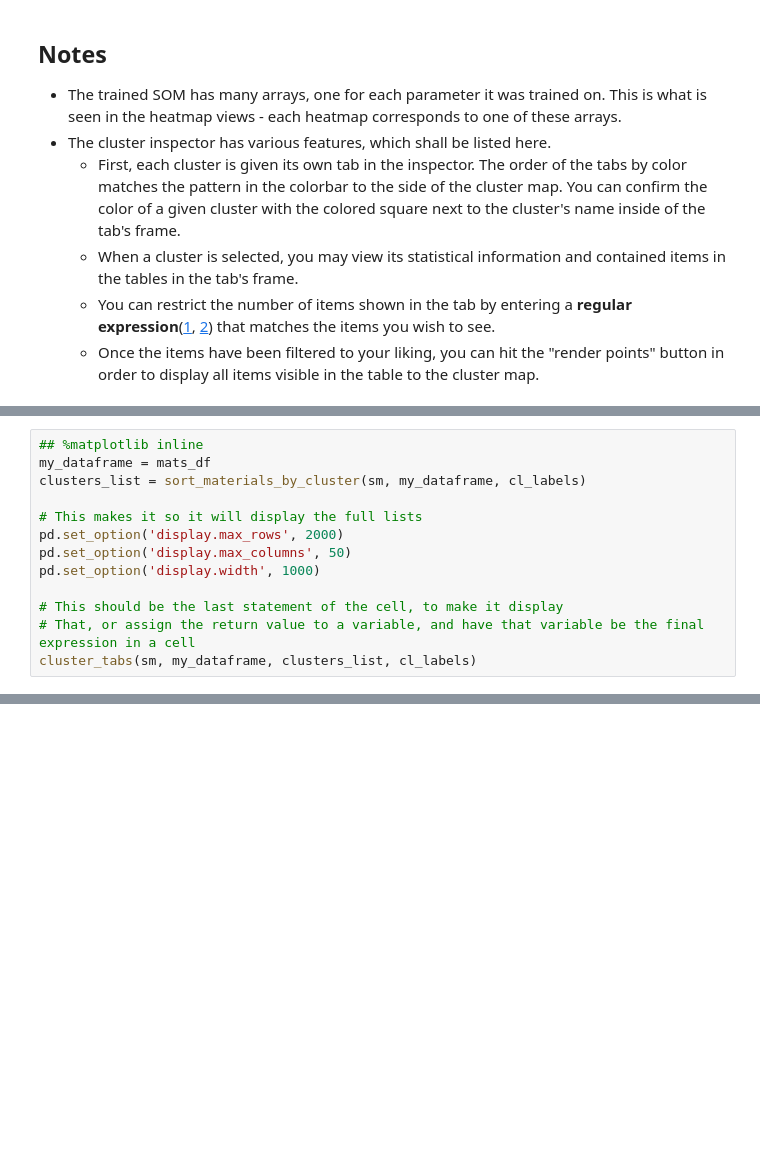
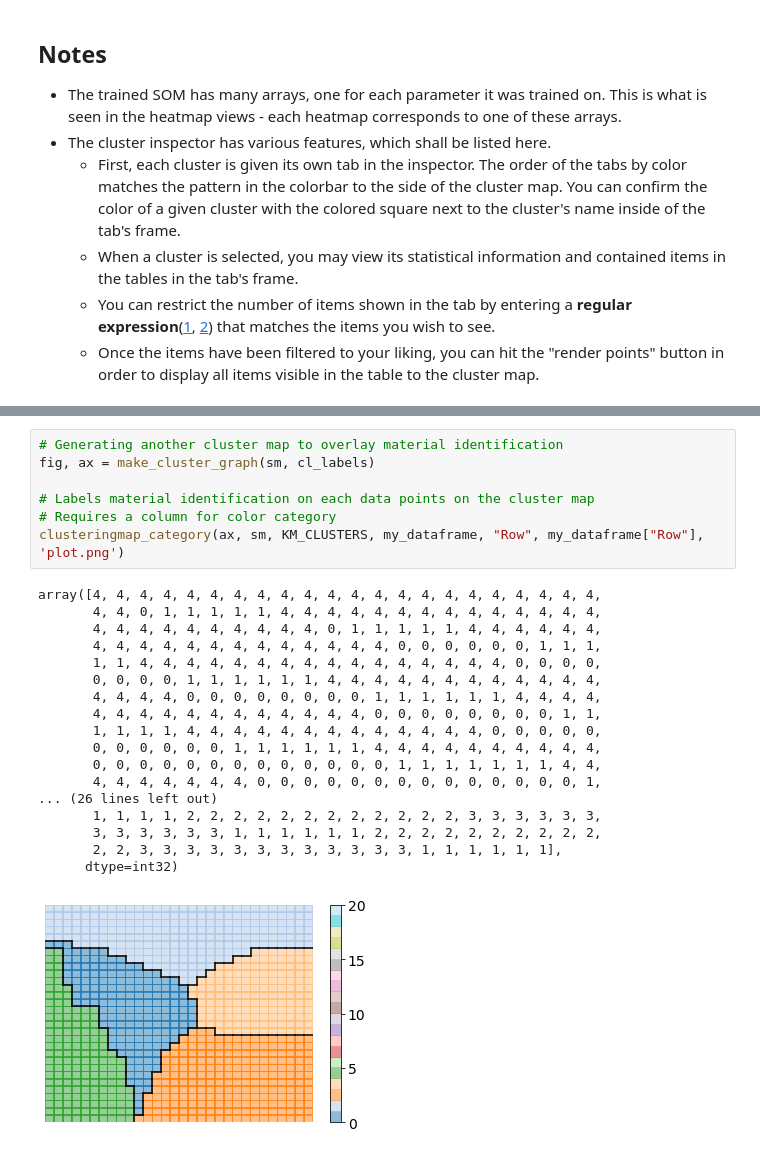
Before and after one commit to feliciatd/MSESOM, a Jupyter notebook: SOM_Visualization.ipynb, the cells around one changed output, grey strips where cells are left out. Drawn from its saved outputs; the diff is of its cells as text; blank space fills up the shorter version.

```diff
--- a/SOM_Visualization.ipynb
+++ b/SOM_Visualization.ipynb
@@ -144,13 +42,0 @@ my_out
-# %%
-## %matplotlib inline
-my_dataframe = mats_df
-clusters_list = sort_materials_by_cluster(sm, my_dataframe, cl_labels)
-
-# This makes it so it will display the full lists
-pd.set_option('display.max_rows', 2000)
-pd.set_option('display.max_columns', 50)
-pd.set_option('display.width', 1000)
-
-# This should be the last statement of the cell, to make it display
-# That, or assign the return value to a variable, and have that variable be the final expression in a cell
-cluster_tabs(sm, my_dataframe, clusters_list, cl_labels)
@@ -179,0 +175,26 @@ assert False
+# %%
+# Generating another cluster map to overlay material identification
+fig, ax = make_cluster_graph(sm, cl_labels)
+
+# Labels material identification on each data points on the cluster map
+# Requires a column for color category
+clusteringmap_category(ax, sm, KM_CLUSTERS, my_dataframe, "Row", my_dataframe["Row"], 'plot.png')
+# %% [output]
+array([4, 4, 4, 4, 4, 4, 4, 4, 4, 4, 4, 4, 4, 4, 4, 4, 4, 4, 4, 4, 4, 4,
+       4, 4, 0, 1, 1, 1, 1, 1, 4, 4, 4, 4, 4, 4, 4, 4, 4, 4, 4, 4, 4, 4,
+       4, 4, 4, 4, 4, 4, 4, 4, 4, 4, 0, 1, 1, 1, 1, 1, 4, 4, 4, 4, 4, 4,
+       4, 4, 4, 4, 4, 4, 4, 4, 4, 4, 4, 4, 4, 0, 0, 0, 0, 0, 0, 1, 1, 1,
+       1, 1, 4, 4, 4, 4, 4, 4, 4, 4, 4, 4, 4, 4, 4, 4, 4, 4, 0, 0, 0, 0,
+       0, 0, 0, 0, 1, 1, 1, 1, 1, 1, 4, 4, 4, 4, 4, 4, 4, 4, 4, 4, 4, 4,
+       4, 4, 4, 4, 0, 0, 0, 0, 0, 0, 0, 0, 1, 1, 1, 1, 1, 1, 4, 4, 4, 4,
+       4, 4, 4, 4, 4, 4, 4, 4, 4, 4, 4, 4, 0, 0, 0, 0, 0, 0, 0, 0, 1, 1,
+       1, 1, 1, 1, 4, 4, 4, 4, 4, 4, 4, 4, 4, 4, 4, 4, 4, 0, 0, 0, 0, 0,
+       0, 0, 0, 0, 0, 0, 1, 1, 1, 1, 1, 1, 4, 4, 4, 4, 4, 4, 4, 4, 4, 4,
+       0, 0, 0, 0, 0, 0, 0, 0, 0, 0, 0, 0, 0, 1, 1, 1, 1, 1, 1, 1, 4, 4,
+       4, 4, 4, 4, 4, 4, 4, 0, 0, 0, 0, 0, 0, 0, 0, 0, 0, 0, 0, 0, 0, 1,
+... (26 lines left out)
+       1, 1, 1, 1, 2, 2, 2, 2, 2, 2, 2, 2, 2, 2, 2, 2, 3, 3, 3, 3, 3, 3,
+       3, 3, 3, 3, 3, 3, 1, 1, 1, 1, 1, 1, 2, 2, 2, 2, 2, 2, 2, 2, 2, 2,
+       2, 2, 3, 3, 3, 3, 3, 3, 3, 3, 3, 3, 3, 3, 1, 1, 1, 1, 1, 1],
+      dtype=int32)
+[figure, added]
```
Also changed, not shown: parts of 38 cells of this notebook, 1 other file.
